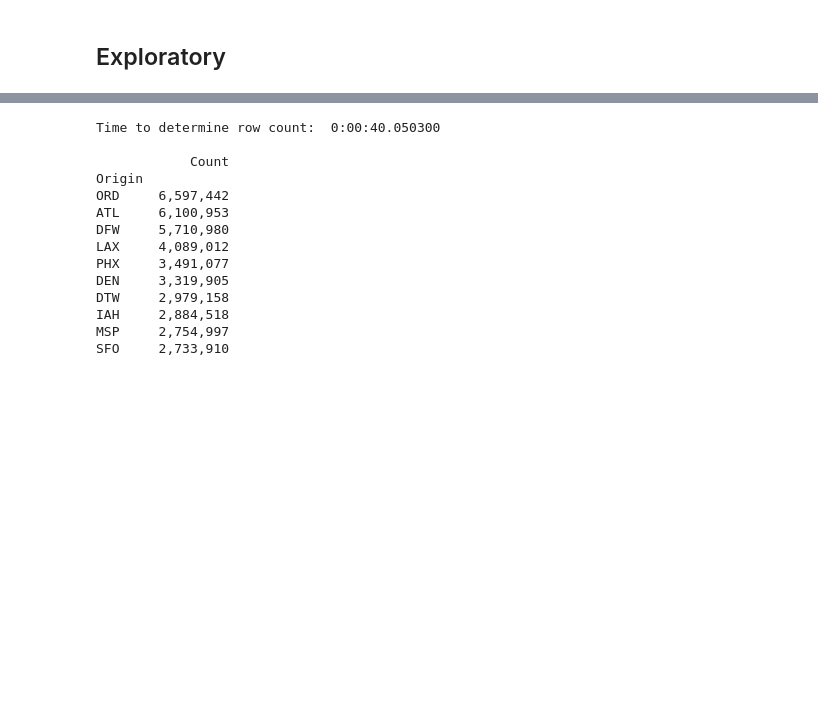
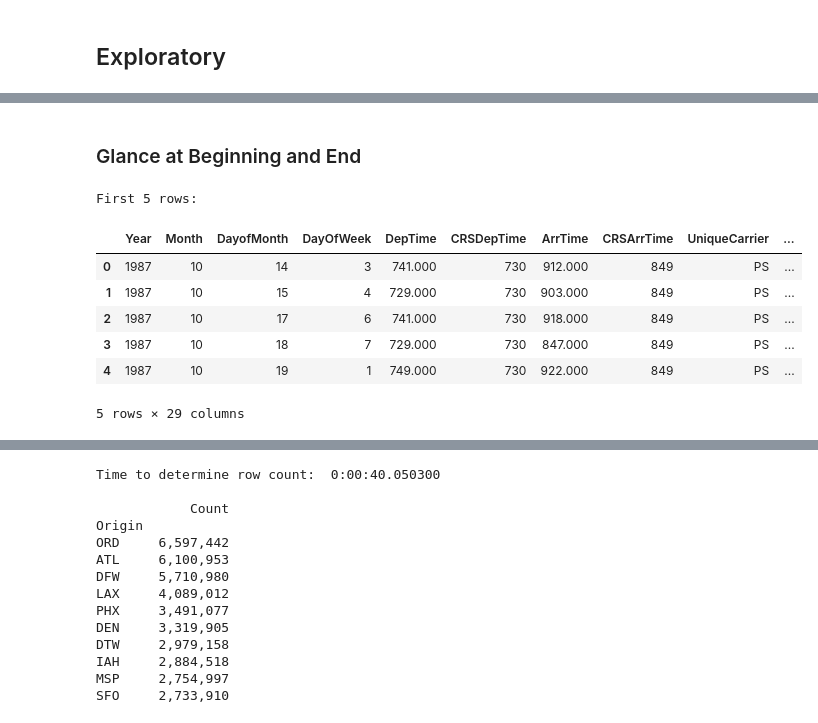
Before and after one commit to rlshuhart/Unit-14_Analyzing_Airline_Flight_Delays, a Jupyter notebook: reports/BHallum_RShuhart_CFicklin_Unit14CaseStudy.ipynb, the cells around one changed output, grey strips where cells are left out. Drawn from its saved outputs; the diff is of its cells as text; code cells hidden in the pictures; blank space fills up the shorter version.

```diff
--- a/reports/BHallum_RShuhart_CFicklin_Unit14CaseStudy.ipynb
+++ b/reports/BHallum_RShuhart_CFicklin_Unit14CaseStudy.ipynb
@@ -125,0 +110,14 @@ Time to determine row count:  0:02:52.357000
+# %% [markdown]
+### Glance at Beginning and End
+# %%
+print("First 5 rows:")
+all_years.head()
+# %% [output]
+First 5 rows:
+|  | Year | Month | DayofMonth | DayOfWeek | DepTime | CRSDepTime | ArrTime | CRSArrTime | UniqueCarrier | ... |
+| 0 | 1987 | 10 | 14 | 3 | 741.000 | 730 | 912.000 | 849 | PS | ... |
+| 1 | 1987 | 10 | 15 | 4 | 729.000 | 730 | 903.000 | 849 | PS | ... |
+| 2 | 1987 | 10 | 17 | 6 | 741.000 | 730 | 918.000 | 849 | PS | ... |
+| 3 | 1987 | 10 | 18 | 7 | 729.000 | 730 | 847.000 | 849 | PS | ... |
+| 4 | 1987 | 10 | 19 | 1 | 749.000 | 730 | 922.000 | 849 | PS | ... |
+5 rows × 29 columns
```
Also changed, not shown: parts of 10 cells of this notebook, 1 other file.
